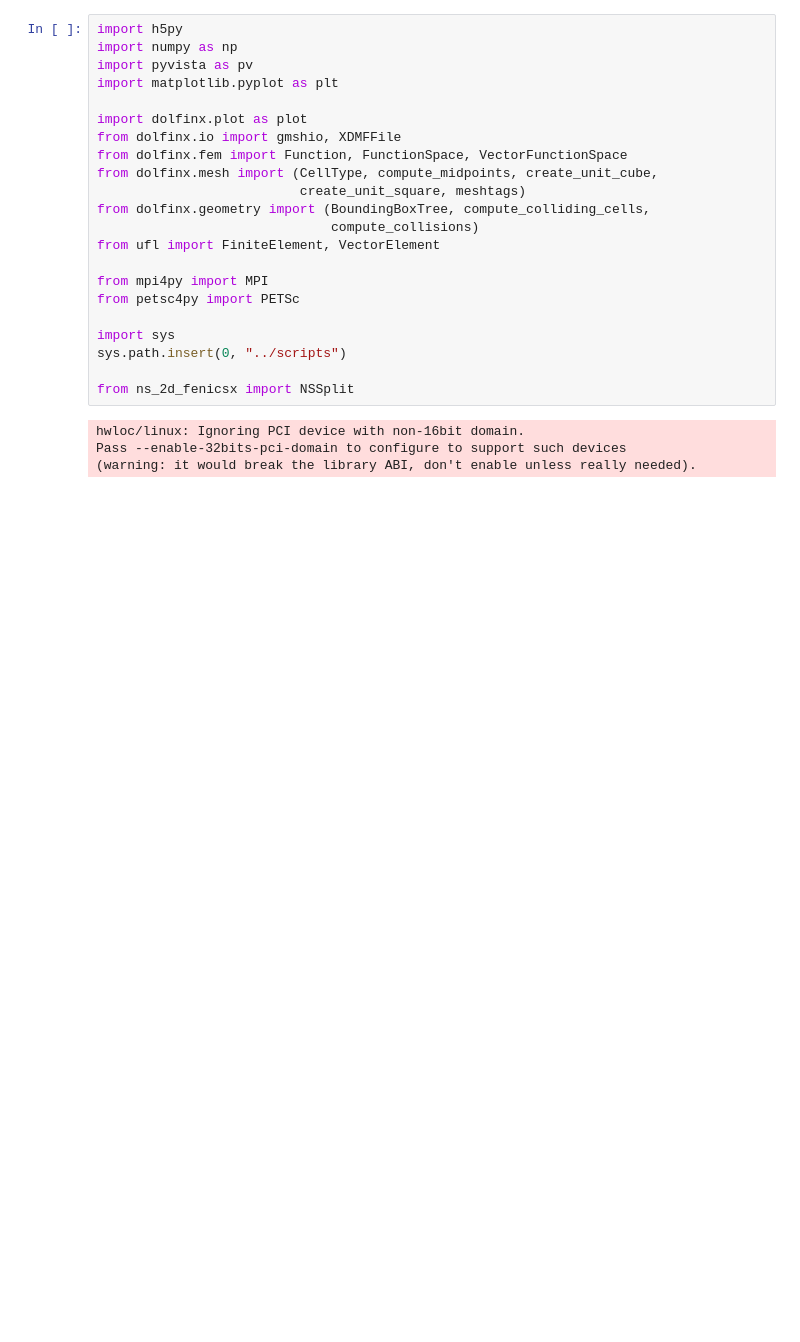
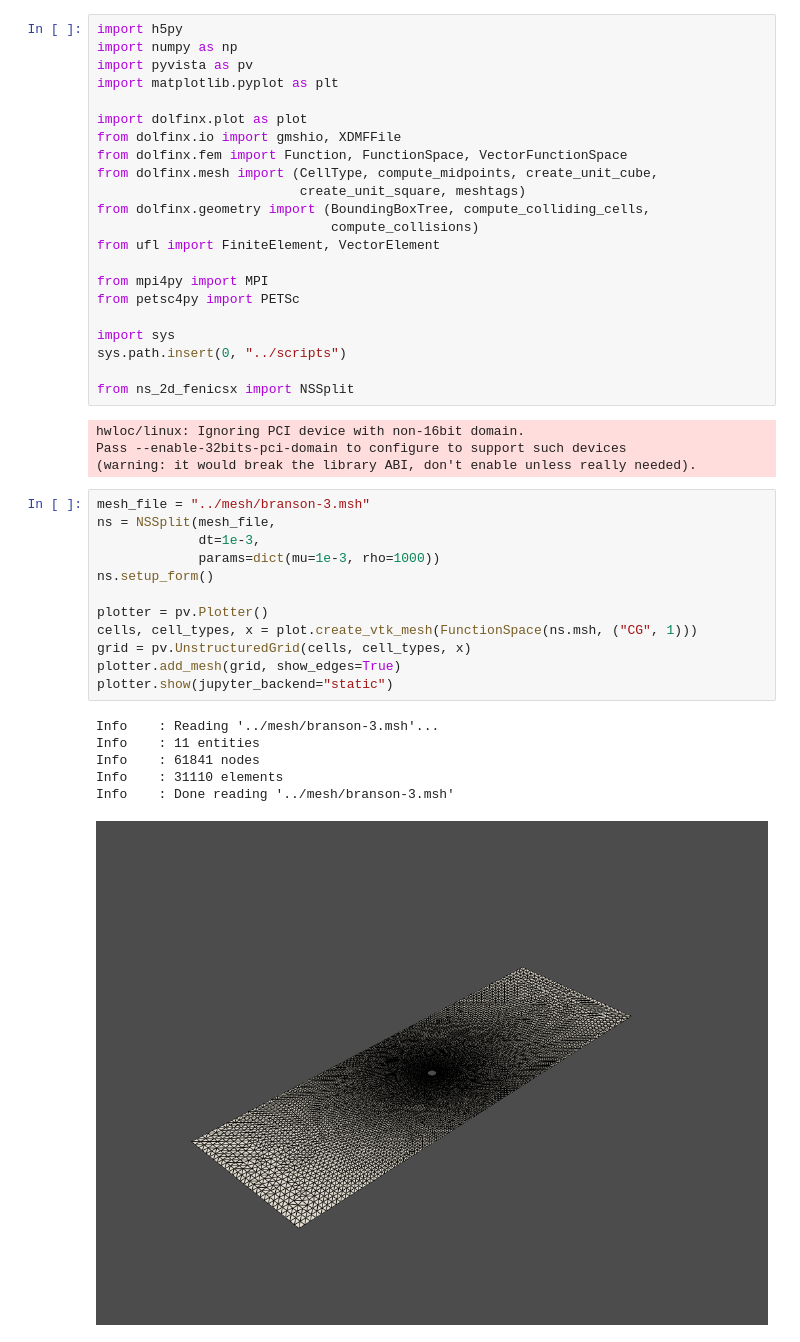
Before and after one commit to connor-duffin/sswfe, a Jupyter notebook: docs/ns-fenicsx-hdf5-output-analysis.ipynb, the cells around one changed output. Drawn from its saved outputs; the diff is of its cells as text; blank space fills up the shorter version.

```diff
--- a/docs/ns-fenicsx-hdf5-output-analysis.ipynb
+++ b/docs/ns-fenicsx-hdf5-output-analysis.ipynb
@@ -24,4 +24,23 @@ from ns_2d_fenicsx import NSSplit
 hwloc/linux: Ignoring PCI device with non-16bit domain.
 Pass --enable-32bits-pci-domain to configure to support such devices
 (warning: it would break the library ABI, don't enable unless really needed).
+# %%
+mesh_file = "../mesh/branson-3.msh"
+ns = NSSplit(mesh_file,
+             dt=1e-3,
+             params=dict(mu=1e-3, rho=1000))
+ns.setup_form()
+
+plotter = pv.Plotter()
+cells, cell_types, x = plot.create_vtk_mesh(FunctionSpace(ns.msh, ("CG", 1)))
+grid = pv.UnstructuredGrid(cells, cell_types, x)
+plotter.add_mesh(grid, show_edges=True)
+plotter.show(jupyter_backend="static")
+# %% [output]
+Info    : Reading '../mesh/branson-3.msh'...
+Info    : 11 entities
+Info    : 61841 nodes
+Info    : 31110 elements
+Info    : Done reading '../mesh/branson-3.msh'
+[figure, added]
 # %%
```
Also changed, not shown: parts of 5 cells of this notebook, 4 other files.
